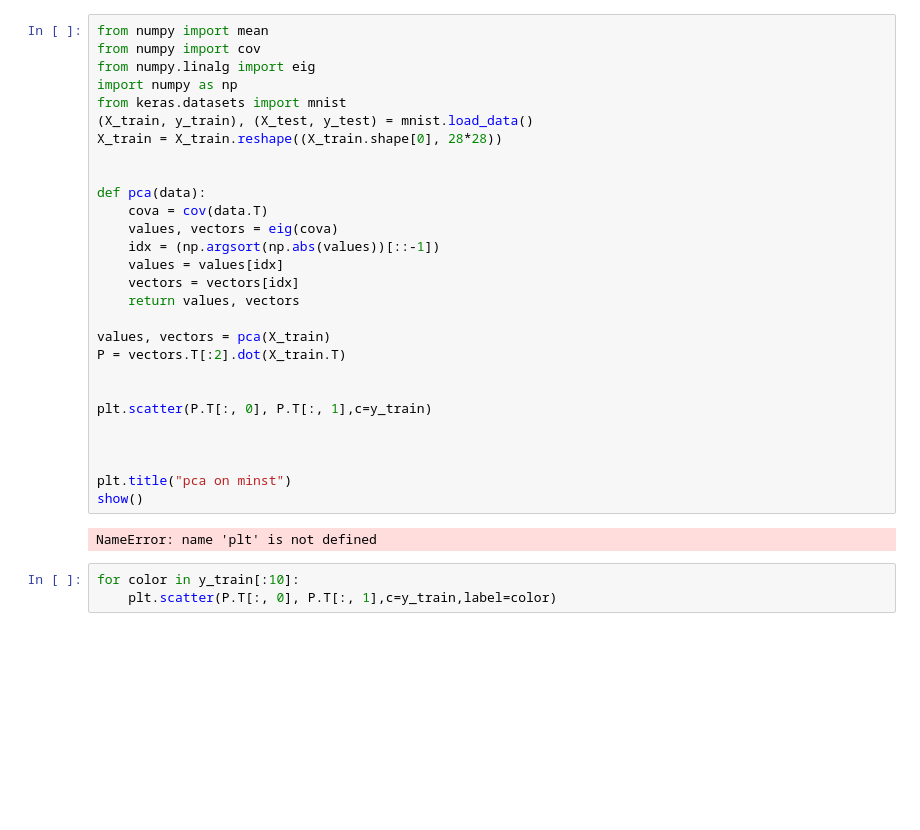
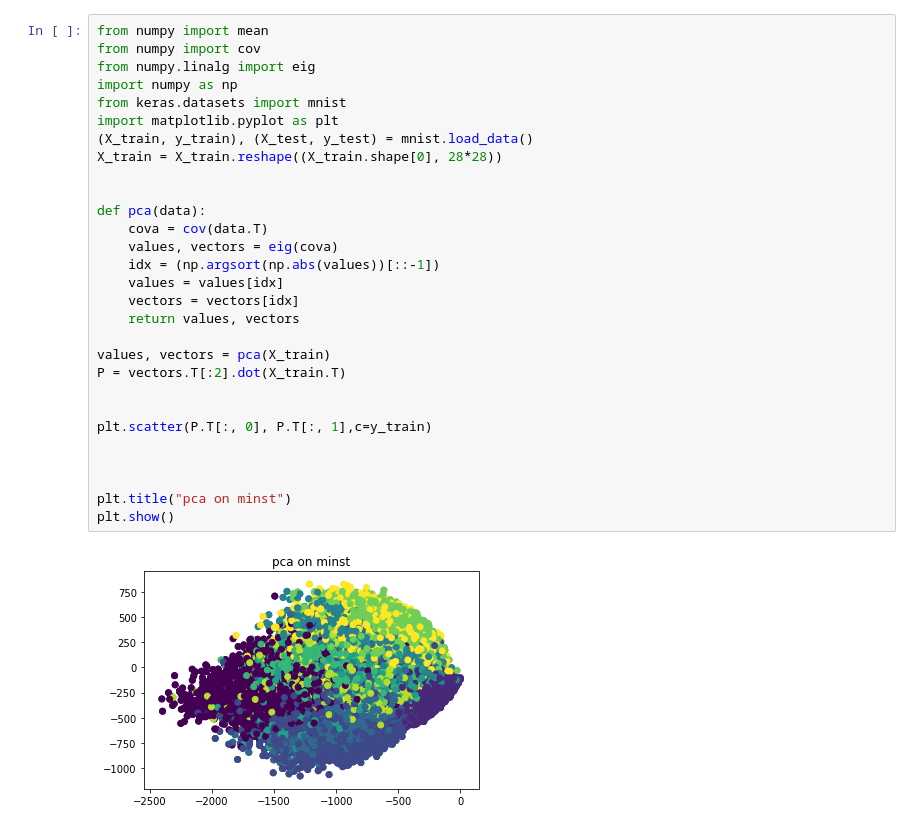
Before and after one commit to GenjitsuGame/unsupervised-clustering, a Jupyter notebook: pca.ipynb, the cells around one changed output. Drawn from its saved outputs; the diff is of its cells as text; blank space fills up the shorter version.

```diff
--- a/pca.ipynb
+++ b/pca.ipynb
@@ -1,33 +1,31 @@
 # %%
 from numpy import mean
 from numpy import cov
 from numpy.linalg import eig
 import numpy as np
 from keras.datasets import mnist
+import matplotlib.pyplot as plt
 (X_train, y_train), (X_test, y_test) = mnist.load_data()
 X_train = X_train.reshape((X_train.shape[0], 28*28))
 
 
 def pca(data):
     cova = cov(data.T)
     values, vectors = eig(cova)
     idx = (np.argsort(np.abs(values))[::-1])
     values = values[idx]
     vectors = vectors[idx]
     return values, vectors
 
 values, vectors = pca(X_train)
 P = vectors.T[:2].dot(X_train.T)
 
 
 plt.scatter(P.T[:, 0], P.T[:, 1],c=y_train)
 
 
 
 plt.title("pca on minst")
-show()
+plt.show()
 # %% [output]
-NameError: name 'plt' is not defined
+[figure, added]
-# %%
-for color in y_train[:10]:
-    plt.scatter(P.T[:, 0], P.T[:, 1],c=y_train,label=color)
```
Also changed, not shown: parts of 1 cell of this notebook.
